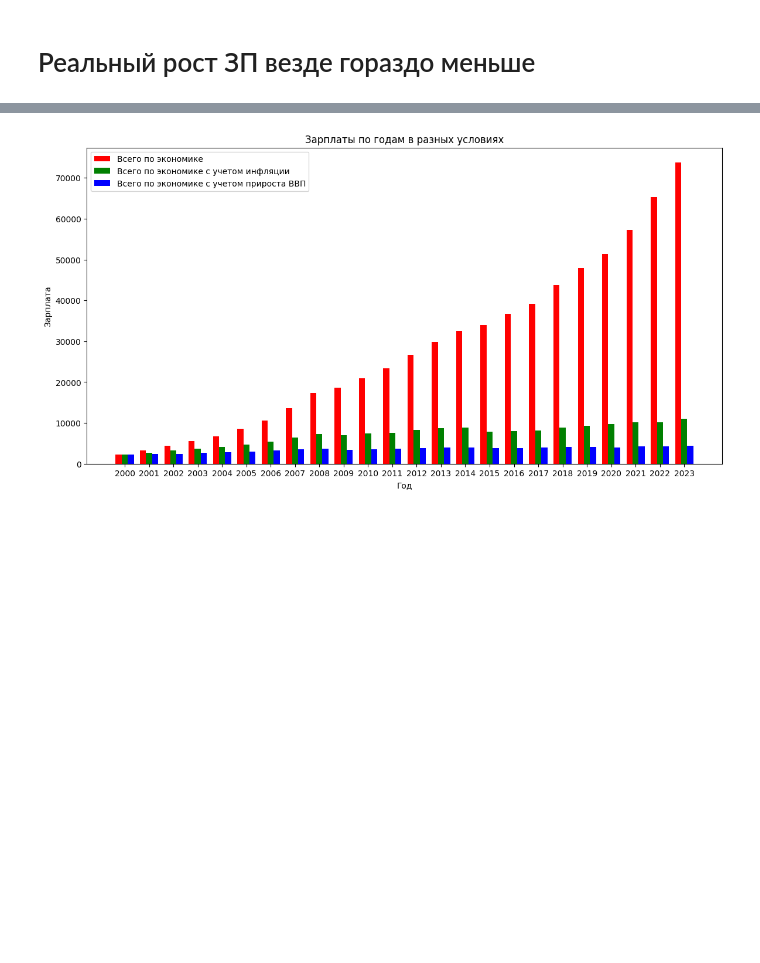
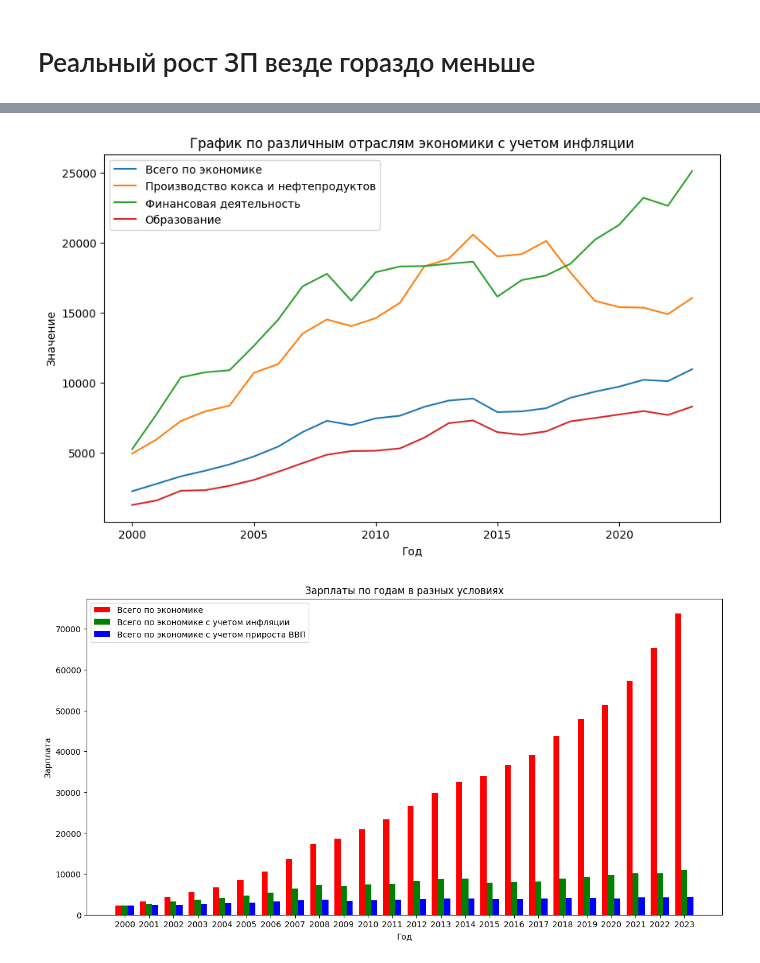
Before and after one commit to gppoleshkin/Start_in_DS, a Jupyter notebook: Start_in_DS.ipynb, the cells around one changed output, grey strips where cells are left out. Saved outputs shown, nothing was run; the diff lists cells and outputs as text; code cells hidden in the pictures; blank space fills up the shorter version.

```diff
--- a/Start_in_DS.ipynb
+++ b/Start_in_DS.ipynb
@@ -225,3 +251,18 @@ plt.show()
+# %%
+plt.figure(figsize=(10, 6))
+plt.plot(df['год'], df['Всего по экономике с учетом инфляции'], label='Всего по экономике')
+plt.plot(df['год'], df['Производство кокса и нефтепродуктов с учетом инфляции'], label='Производство кокса и нефтепродуктов')
+plt.plot(df['год'], df['Финансовая деятельность с учетом инфляции'], label='Финансовая деятельность')
+plt.plot(df['год'], df['Образование с учетом инфляции'], label='Образование')
+
+plt.xlabel('Год')
+plt.ylabel('Значение')
+plt.title('График по различным отраслям экономики с учетом инфляции')
+plt.legend()
+
+plt.show()
+# %% [output]
+[figure, added]
 # %%
 # создаем график для отображения зарплат по годам
 
```
Also changed, not shown: parts of 4 cells of this notebook, 1 other file.
